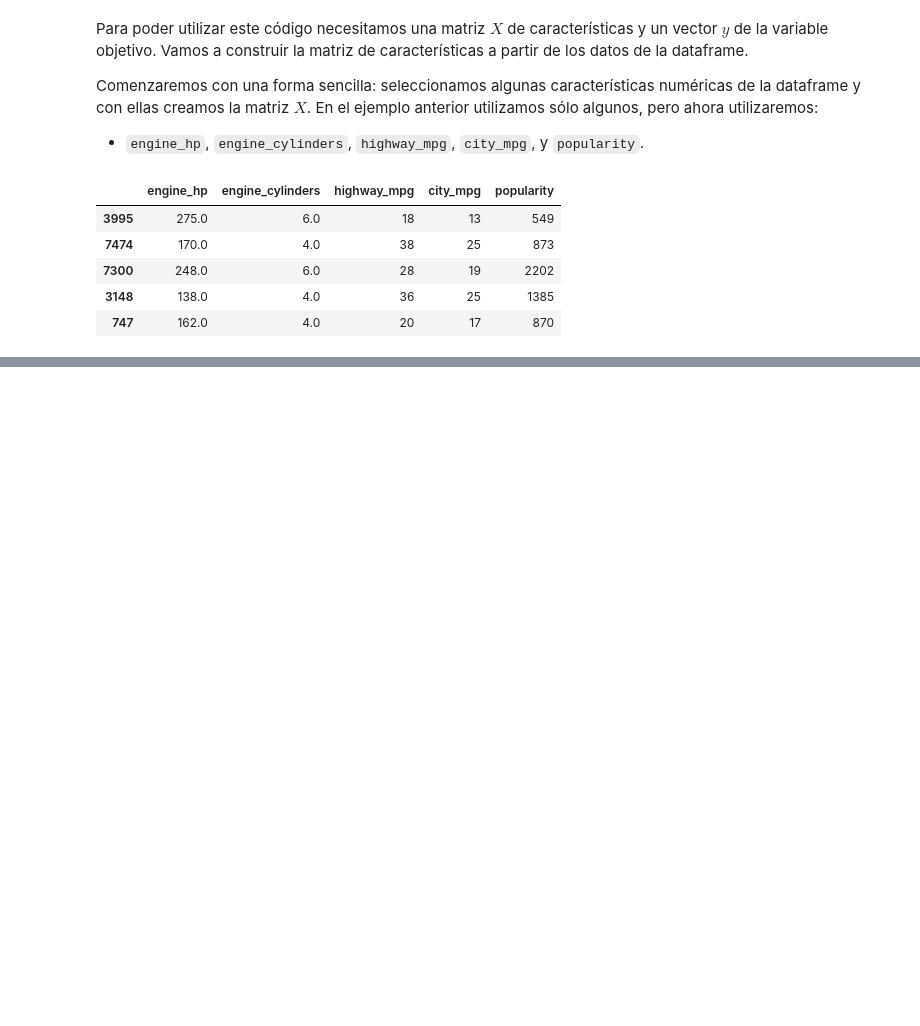
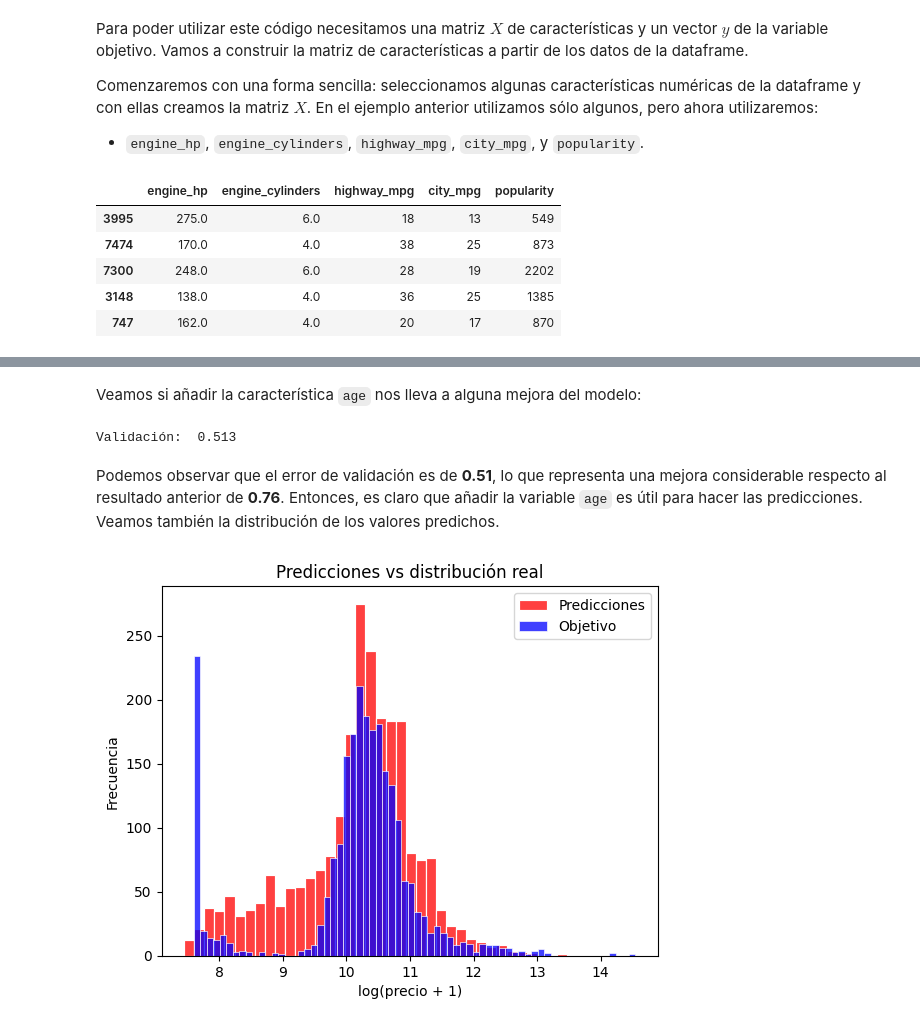
Before and after one commit to FranzValerio/Predicci-n-Precios, a Jupyter notebook: car-prices-prediction.ipynb, the cells around one changed output, grey strips where cells are left out. Drawn from its saved outputs; the diff is of its cells as text; code cells hidden in the pictures; blank space fills up the shorter version.

```diff
--- a/car-prices-prediction.ipynb
+++ b/car-prices-prediction.ipynb
@@ -365,0 +502,4 @@ Recordemos que algunas de estas columnas contienen valores nulos.
+# %%
+data_train['age'] = 2017 - data_train.year
+
+data_train['age']
@@ -365,0 +521,43 @@ Recordemos que algunas de estas columnas contienen valores nulos.
+# %%
+def data_prepare_X(dataframe):
+
+    dataframe = dataframe.copy()
+
+    feats = features.copy()
+
+    dataframe['age'] = dataframe.year.max() - dataframe.year
+
+    feats.append('age')
+
+    df_num = dataframe[feats]
+    df_num = df_num.fillna(0)
+
+    X = df_num.values
+
+    return X
+# %% [markdown]
+Veamos si añadir la característica `age` nos lleva a alguna mejora del modelo:
+# %%
+X_train = data_prepare_X(data_train)
+
+w_0, w = linear_regression(X_train, y_train)
+# %%
+X_val = data_prepare_X(data_val)
+
+y_pred = w_0 + X_val.dot(w)
+
+print("Validación: ", np.round(rmse(y_val, y_pred),3))
+# %% [output]
+Validación:  0.513
+# %% [markdown]
+Podemos observar que el error de validación es de **0.51**, lo que representa una mejora considerable respecto al resultado anterior de **0.76**. Entonces, es claro que añadir la variable `age` es útil para hacer las predicciones. Veamos también la distribución de los valores predichos.
+# %%
+sns.histplot(y_pred, label = 'Predicciones', color = 'red', edgecolor = 'white')
+sns.histplot(y_val, label = 'Objetivo', color = 'blue', edgecolor = 'white')
+plt.xlabel('log(precio + 1)')
+plt.ylabel('Frecuencia')
+plt.title('Predicciones vs distribución real')
+plt.legend()
+plt.show()
+# %% [output]
+[figure, added]
```
Also changed, not shown: parts of 92 cells of this notebook, 2 other files.
